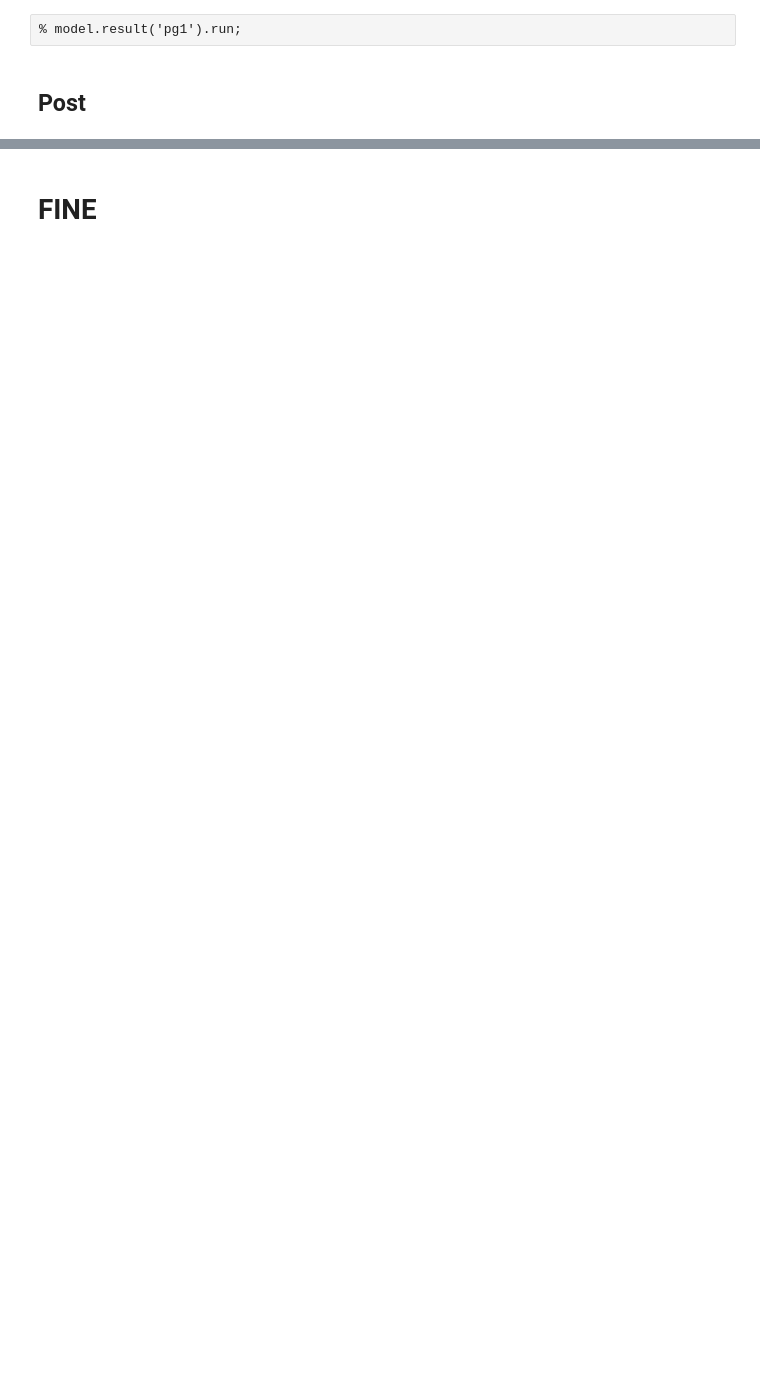
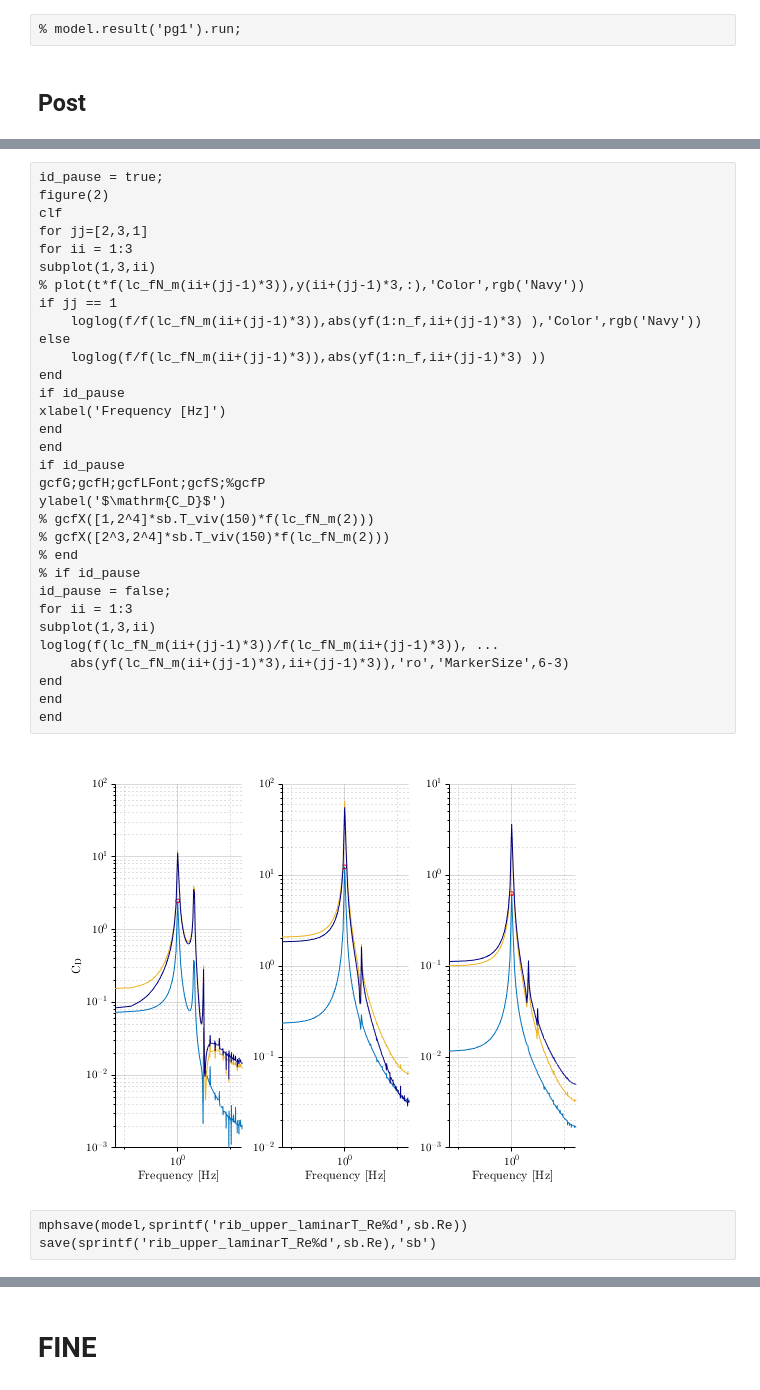
Before and after one commit to seoha0kim/openfoam_seo, a Jupyter notebook: wtt/yjn2/rib_200915.ipynb, the cells around one changed output, grey strips where cells are left out. Cells and saved outputs as stored; diff of their text form; blank space fills up the shorter version.

```diff
--- a/wtt/yjn2/rib_200915.ipynb
+++ b/wtt/yjn2/rib_200915.ipynb
@@ -582,0 +805,37 @@ Messages:
+# %%
+id_pause = true;
+figure(2)
+clf
+for jj=[2,3,1]
+for ii = 1:3
+subplot(1,3,ii)
+% plot(t*f(lc_fN_m(ii+(jj-1)*3)),y(ii+(jj-1)*3,:),'Color',rgb('Navy'))
+if jj == 1
+    loglog(f/f(lc_fN_m(ii+(jj-1)*3)),abs(yf(1:n_f,ii+(jj-1)*3) ),'Color',rgb('Navy'))
+else
+    loglog(f/f(lc_fN_m(ii+(jj-1)*3)),abs(yf(1:n_f,ii+(jj-1)*3) ))
+end
+if id_pause
+xlabel('Frequency [Hz]')
+end
+end
+if id_pause
+gcfG;gcfH;gcfLFont;gcfS;%gcfP
+ylabel('$\mathrm{C_D}$')
+% gcfX([1,2^4]*sb.T_viv(150)*f(lc_fN_m(2)))
+% gcfX([2^3,2^4]*sb.T_viv(150)*f(lc_fN_m(2)))
+% end
+% if id_pause
+id_pause = false;
+for ii = 1:3
+subplot(1,3,ii)
+loglog(f(lc_fN_m(ii+(jj-1)*3))/f(lc_fN_m(ii+(jj-1)*3)), ...
+    abs(yf(lc_fN_m(ii+(jj-1)*3),ii+(jj-1)*3)),'ro','MarkerSize',6-3)
+end
+end
+end
+# %% [output]
+[figure, added]
+# %%
+mphsave(model,sprintf('rib_upper_laminarT_Re%d',sb.Re))
+save(sprintf('rib_upper_laminarT_Re%d',sb.Re),'sb')
```
Also changed, not shown: parts of 31 cells of this notebook, 9 other files.
